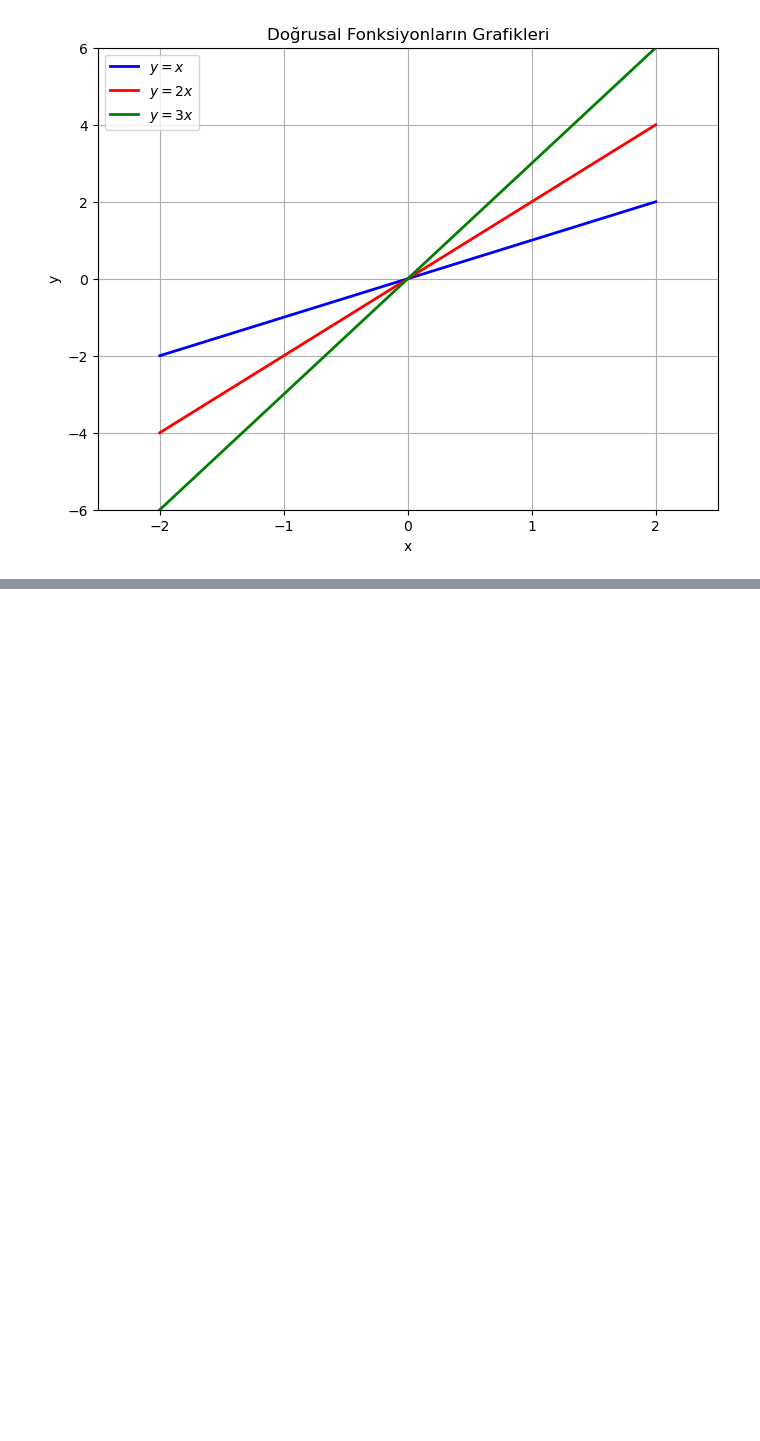
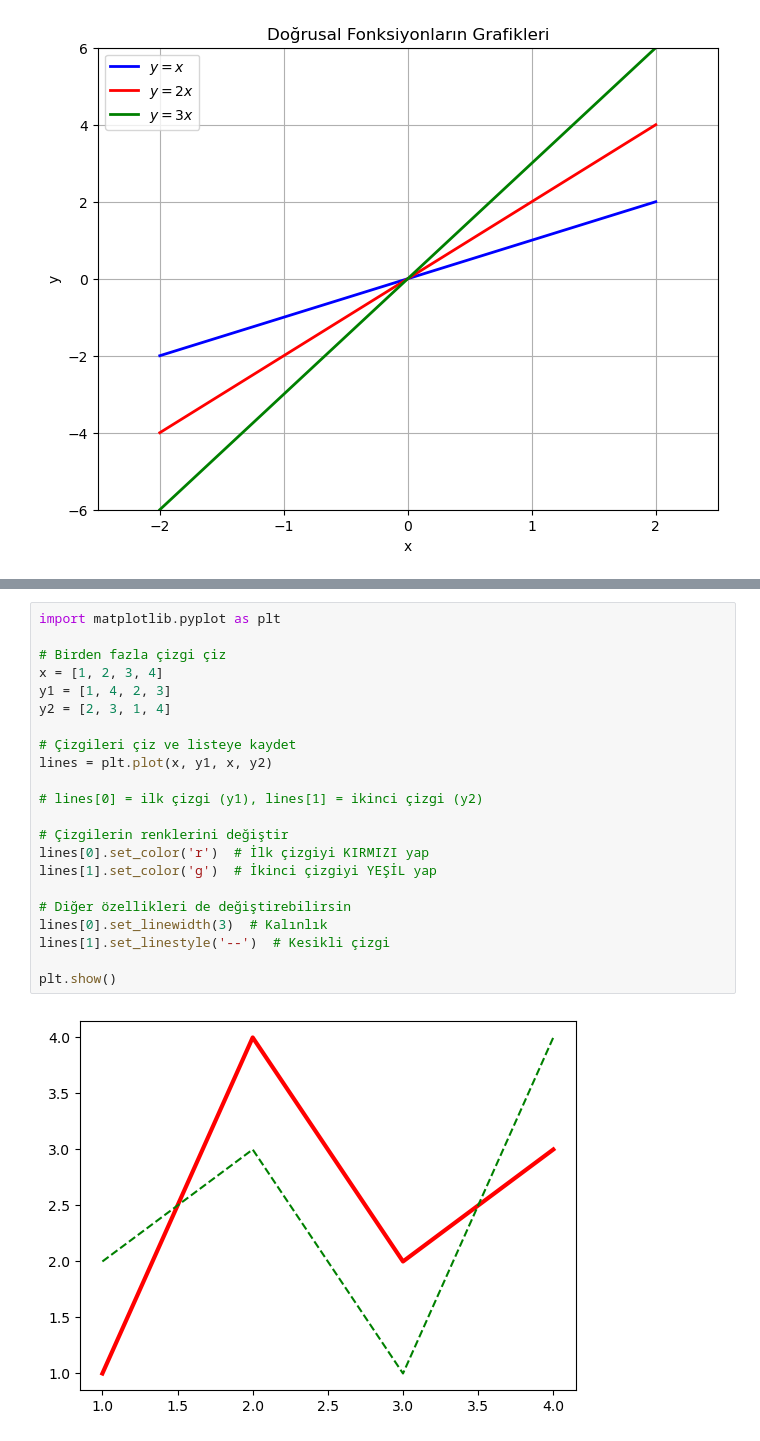
Before and after one commit to nailBestas/lispAi, a Jupyter notebook: 01_Python_Mathematics_and_Statistics/2_Mathematics/4-Graphing_and_visualization.ipynb, the cells around one changed output, grey strips where cells are left out. Saved outputs shown, nothing was run; the diff lists cells and outputs as text; blank space fills up the shorter version.

```diff
--- a/01_Python_Mathematics_and_Statistics/2_Mathematics/4-Graphing_and_visualization.ipynb
+++ b/01_Python_Mathematics_and_Statistics/2_Mathematics/4-Graphing_and_visualization.ipynb
@@ -440,0 +463,24 @@ plt.show()
+# %%
+import matplotlib.pyplot as plt
+
+# Birden fazla çizgi çiz
+x = [1, 2, 3, 4]
+y1 = [1, 4, 2, 3]
+y2 = [2, 3, 1, 4]
+
+# Çizgileri çiz ve listeye kaydet
+lines = plt.plot(x, y1, x, y2)
+
+# lines[0] = ilk çizgi (y1), lines[1] = ikinci çizgi (y2)
+
+# Çizgilerin renklerini değiştir
+lines[0].set_color('r')  # İlk çizgiyi KIRMIZI yap
+lines[1].set_color('g')  # İkinci çizgiyi YEŞİL yap
+
+# Diğer özellikleri de değiştirebilirsin
+lines[0].set_linewidth(3)  # Kalınlık
+lines[1].set_linestyle('--')  # Kesikli çizgi
+
+plt.show()
+# %% [output]
+[figure, added]
```
Also changed, not shown: parts of 2 cells of this notebook.
